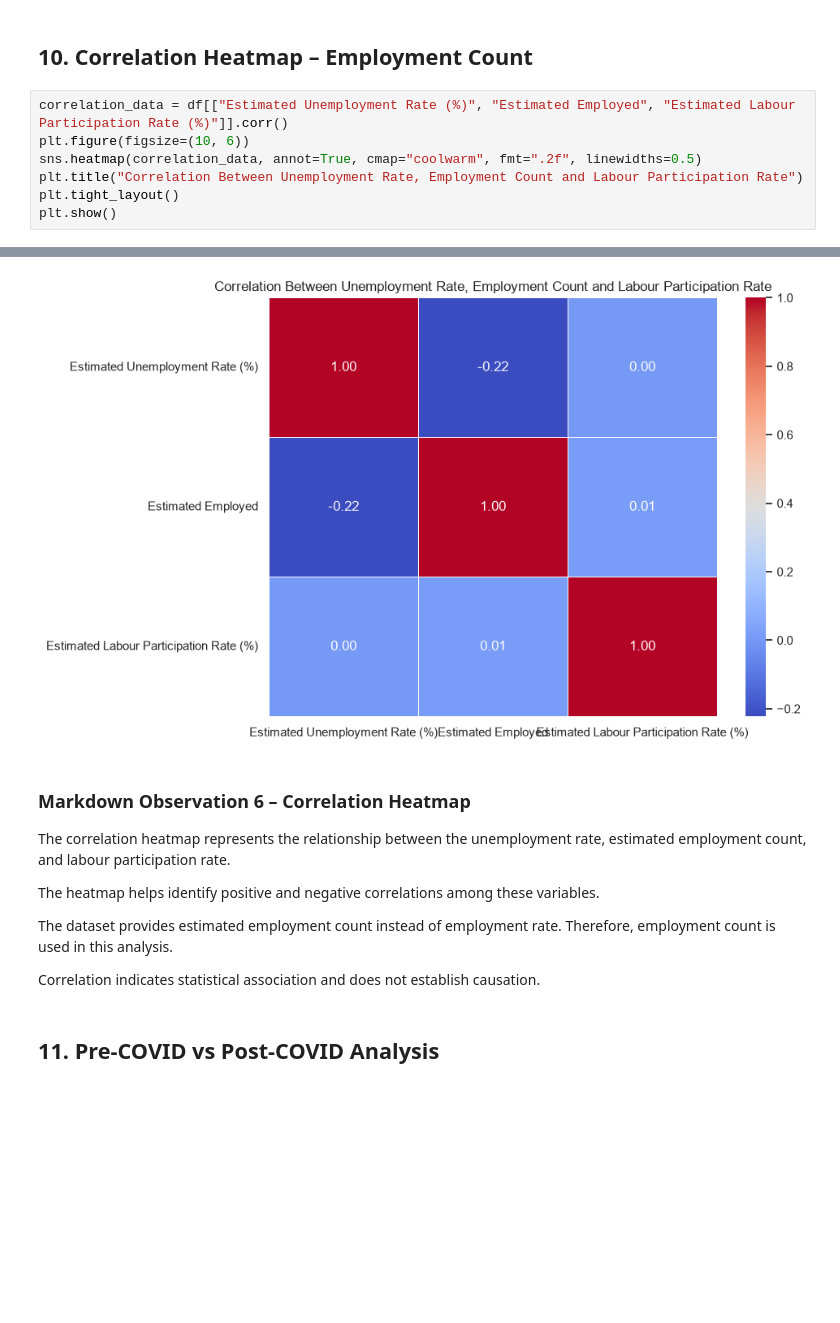
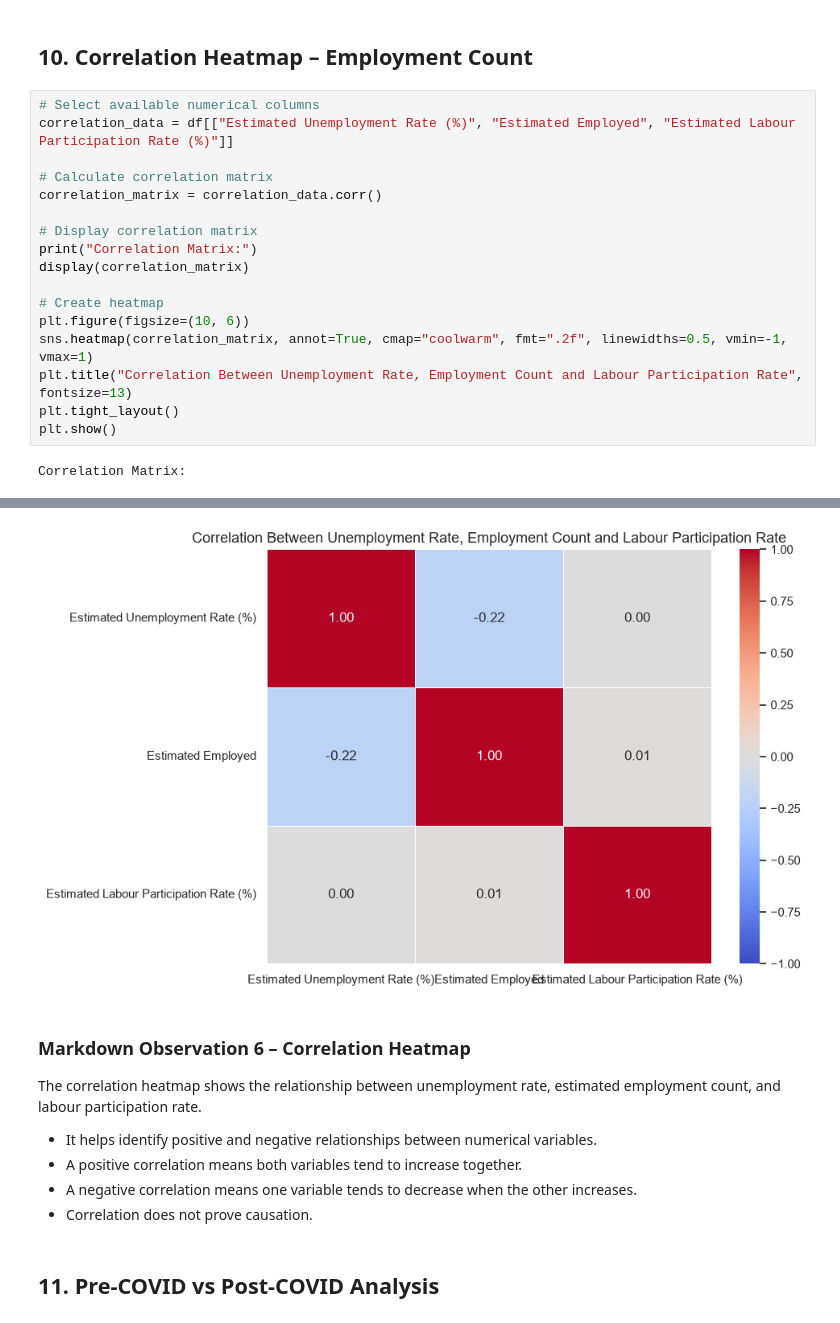
Before and after one commit to ChaudhariUtkarsh/2.Unemployment_Analysis, a Jupyter notebook: Unemployment_Analysis.ipynb, the cells around one changed output, grey strips where cells are left out. Saved outputs shown, nothing was run; the diff lists cells and outputs as text; blank space fills up the shorter version.

```diff
--- a/Unemployment_Analysis.ipynb
+++ b/Unemployment_Analysis.ipynb
@@ -306,10 +306,21 @@ plt.show()
 # %% [markdown]
 ## 10. Correlation Heatmap – Employment Count
 # %%
-correlation_data = df[["Estimated Unemployment Rate (%)", "Estimated Employed", "Estimated Labour Participation Rate (%)"]].corr()
+# Select available numerical columns
+correlation_data = df[["Estimated Unemployment Rate (%)", "Estimated Employed", "Estimated Labour Participation Rate (%)"]]
+
+# Calculate correlation matrix
+correlation_matrix = correlation_data.corr()
+
+# Display correlation matrix
+print("Correlation Matrix:")
+display(correlation_matrix)
+
+# Create heatmap
 plt.figure(figsize=(10, 6))
-sns.heatmap(correlation_data, annot=True, cmap="coolwarm", fmt=".2f", linewidths=0.5)
-plt.title("Correlation Between Unemployment Rate, Employment Count and Labour Participation Rate")
+sns.heatmap(correlation_matrix, annot=True, cmap="coolwarm", fmt=".2f", linewidths=0.5, vmin=-1, vmax=1)
+plt.title("Correlation Between Unemployment Rate, Employment Count and Labour Participation Rate", fontsize=13)
 plt.tight_layout()
 plt.show()
 # %% [output]
+Correlation Matrix:
@@ -316,13 +331,12 @@ plt.show()
-[figure, old version]
+[figure, new version]
 # %% [markdown]
 ### Markdown Observation 6 – Correlation Heatmap
-The correlation heatmap represents the relationship between the unemployment rate, estimated employment count, and labour participation rate.
+The correlation heatmap shows the relationship between unemployment rate, estimated employment count, and labour participation rate.
 
-The heatmap helps identify positive and negative correlations among these variables.
-
-The dataset provides estimated employment count instead of employment rate. Therefore, employment count is used in this analysis.
-
-Correlation indicates statistical association and does not establish causation.
+- It helps identify positive and negative relationships between numerical variables.
+- A positive correlation means both variables tend to increase together.
+- A negative correlation means one variable tends to decrease when the other increases.
+- Correlation does not prove causation.
 # %% [markdown]
 ## 11. Pre-COVID vs Post-COVID Analysis
 # %%
```
Also changed, not shown: parts of 2 cells of this notebook.
